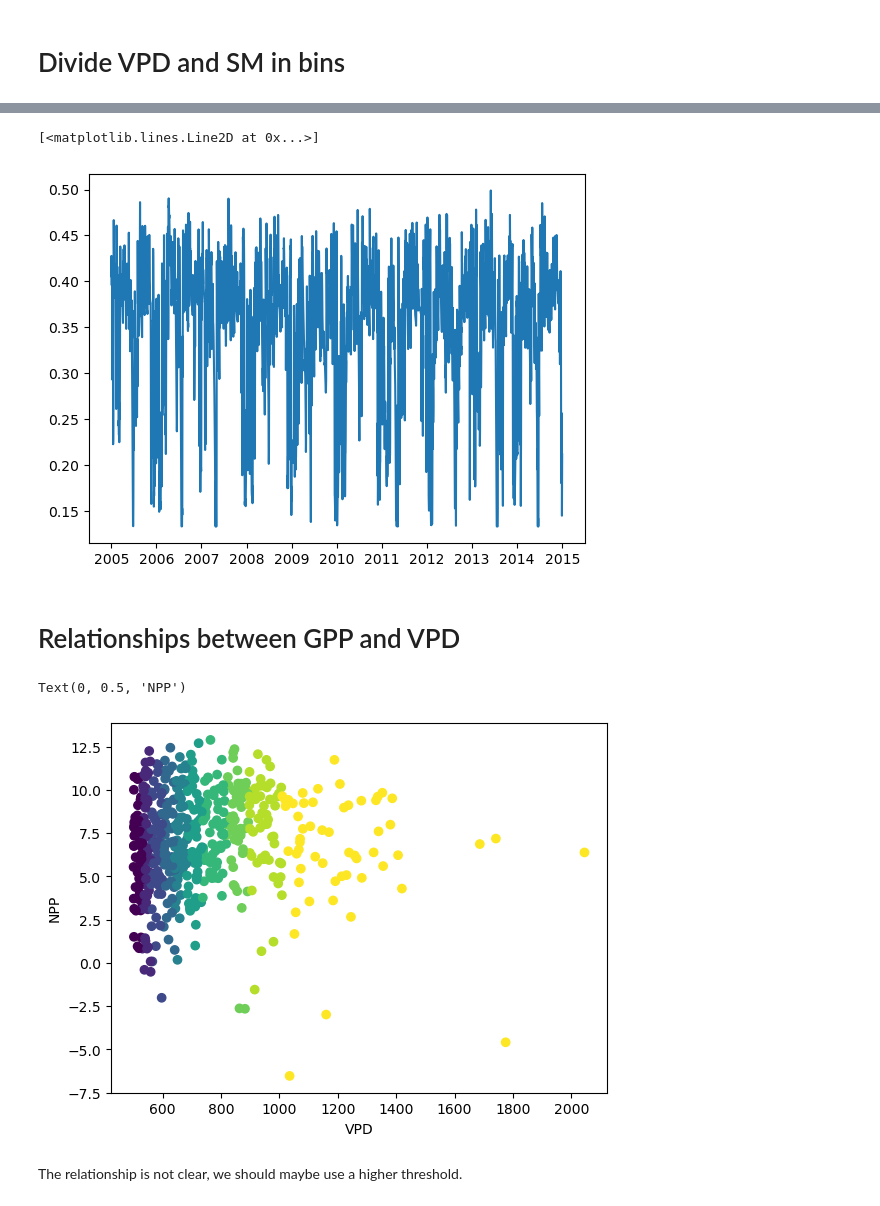
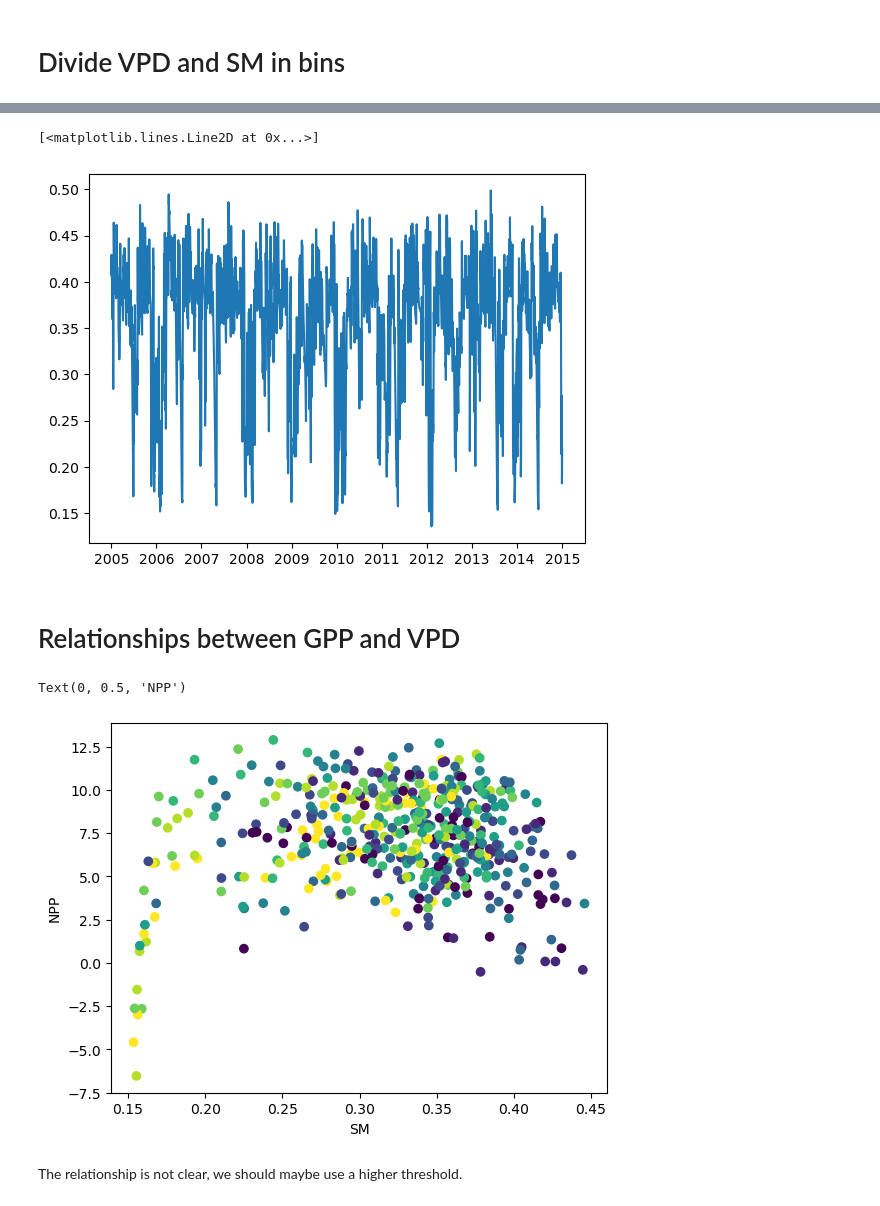
Before and after one commit to Margaux-Ccd/Ecohydro_modelling, a Jupyter notebook: EM_python.ipynb, the cells around one changed output, grey strips where cells are left out. Saved outputs shown, nothing was run; the diff lists cells and outputs as text; code cells hidden in the pictures.

```diff
--- a/EM_python.ipynb
+++ b/EM_python.ipynb
@@ -36,9 +36,12 @@ cha = pd.DataFrame(
         #'NPP': cha_mat['NPP_L'][:].squeeze(), #Net primary production for low vegetation calculated each day with the T&C model
         'Ta': cha_mat['Ta'][:].squeeze(),
         'VPD': cha_mat['Ds'][:].squeeze(), #in Pa
-        'SM': cha_mat['OF'][:].squeeze(), # first soil layer (surface)
+        'SM': cha_mat['OL'][:].squeeze(), # OF first soil layer (surface) #OL=low veget #OH=high veget
+        'PARB': cha_mat['PARB'][:].squeeze(), #direct radiation
+        'PARD': cha_mat['PARD'][:].squeeze(), #diffuse radiation
         #'SIF':cha_mat['SIF_L'][:].squeeze() #CHA=grassland--> low vegetation # valeurs chaque jour donc on ajoute après
     }
 )
+cha['PAR']= cha['PARB'] + cha['PARD']
 cha
 # %% [output]
@@ -100,7 +115,7 @@ plt.plot(cha_2005['Date'], cha_2005['Ta'])
 # Daily mean
 # %%
 # Groupby day to have daily mean
-cha_daily = cha.groupby('Date_day')[['Ta','VPD','SM']].mean().reset_index()
+cha_daily = cha.groupby('Date_day')[['Ta','VPD','SM', 'PAR']].mean().reset_index()
 
 #rearrange
 cha_daily.rename(columns={'Date_day': 'Date'}, inplace=True)
@@ -109,5 +124,5 @@ cha_daily['Year'] = cha_daily['Date'].dt.year
 cha_daily['Month'] = cha_daily['Date'].dt.month
 cha_daily['Day'] = cha_daily['Date'].dt.day
 
-cha_daily
+cha_daily['PAR'].plot()
 # %% [output]
@@ -153,6 +156,6 @@ plt.plot(cha_daily_month['Date'], cha_daily_month['NPP'])
 # Filter data
 # %%
 #Filter the daily data
-cha_filtered=cha_daily[(cha_daily['VPD']>500) & (cha_daily['Ta']>15) & (cha_daily['Month'].isin([4, 5, 6, 7, 8, 9]))]
+cha_filtered=cha_daily[(cha_daily['VPD']>500) & (cha_daily['Ta']>15) & (cha_daily['PAR']>60) &(cha_daily['Month'].isin([5, 6, 7,8, 9, 10]))]
 cha_filtered
 # %% [output]
@@ -200,7 +198,7 @@ plt.boxplot(cha_filtered['VPD'])
 # %%
 #Divide in bins
 cha_filtered = cha_filtered.copy() #to have an explicit copy (if not it raises an error)
-cha_filtered['SM_bin'] = pd.qcut(cha_filtered['SM'], q=10, labels=False) + 1  # labels from 1 to 10 # Quantile-based discretization function.
-cha_filtered['VPD_bin'] = pd.qcut(cha_filtered['VPD'], q=10, labels=False) + 1
+cha_filtered['SM_bin'] = pd.qcut(cha_filtered['SM'], q=5, labels=False) + 1  # labels from 1 to 10 # Quantile-based discretization function.
+cha_filtered['VPD_bin'] = pd.qcut(cha_filtered['VPD'], q=5, labels=False) + 1
 cha_filtered
 # %% [output]
@@ -236,16 +234,16 @@ plt.scatter(
 plt.plot(cha_daily['Date'], cha_daily['SM'])
 # %% [output]
 [<matplotlib.lines.Line2D at 0x...>]
-[figure, old version]
+[figure, new version]
 # %% [markdown]
  # Relationships between GPP and VPD
 # %%
-plt.scatter(cha_filtered['VPD'], cha_filtered['NPP'], c=cha_filtered['VPD_bin']) #peut etre selectionner un treshold plus élevé pour VPD?
-plt.xlabel('VPD')
+plt.scatter(cha_filtered['SM'], cha_filtered['NPP'], c=cha_filtered['VPD_bin']) #peut etre selectionner un treshold plus élevé pour VPD?
+plt.xlabel('SM')
 plt.ylabel('NPP')
 # %% [output]
 Text(0, 0.5, 'NPP')
-[figure, old version]
+[figure, new version]
 # %% [markdown]
 The relationship is not clear, we should maybe use a higher threshold.
 # %%
```
Also changed, not shown: parts of 44 cells of this notebook, 1 other file.
